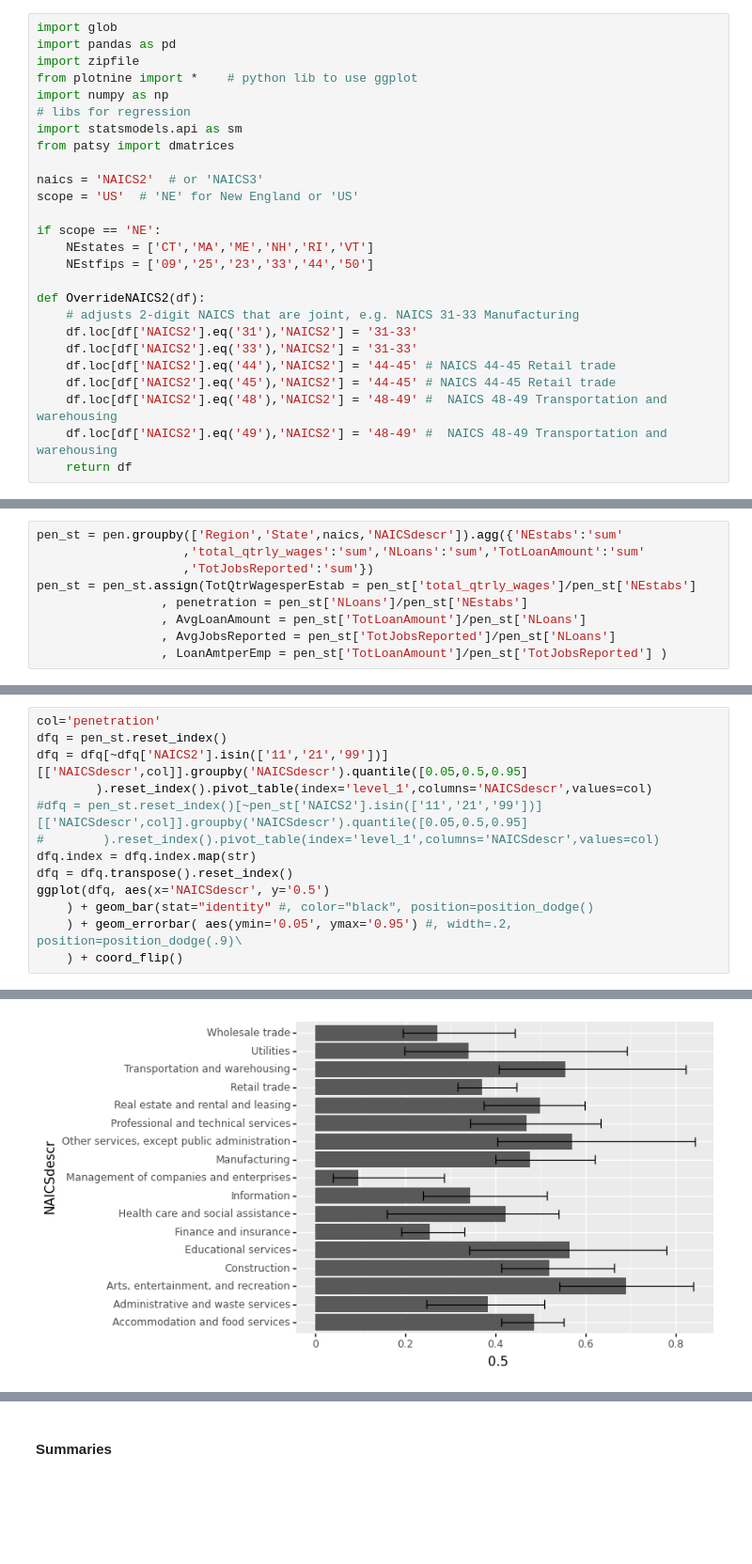
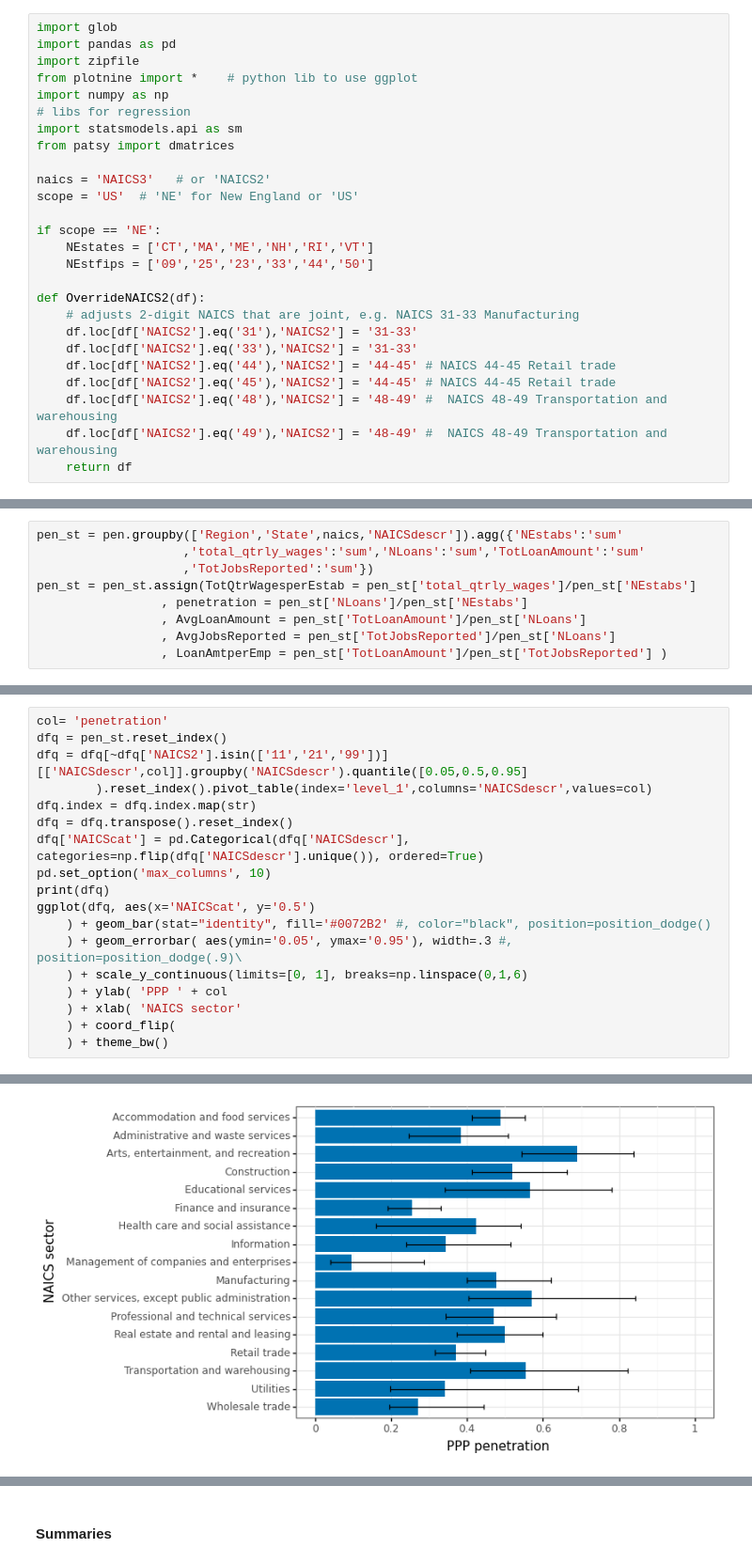
Before and after one commit to alexandrekl/FEMA_SBA_paper, a Jupyter notebook: SBA_paper_correlations.ipynb, the cells around one changed output, grey strips where cells are left out. Shown at 94% size. Cells and saved outputs as stored; diff of their text form; blank space fills up the shorter version.

```diff
--- a/SBA_paper_correlations.ipynb
+++ b/SBA_paper_correlations.ipynb
@@ -12,7 +12,7 @@ import numpy as np
 import statsmodels.api as sm
 from patsy import dmatrices
 
-naics = 'NAICS2'  # or 'NAICS3'
+naics = 'NAICS3'   # or 'NAICS2'
 scope = 'US'  # 'NE' for New England or 'US'
 
 if scope == 'NE':
@@ -432,14 +452,19 @@ pen_st = pen_st.assign(TotQtrWagesperEstab = pen_st['total_qtrly_wages']/pen_st[
 # %%
-col='penetration'
+col= 'penetration'
 dfq = pen_st.reset_index()
 dfq = dfq[~dfq['NAICS2'].isin(['11','21','99'])][['NAICSdescr',col]].groupby('NAICSdescr').quantile([0.05,0.5,0.95]
         ).reset_index().pivot_table(index='level_1',columns='NAICSdescr',values=col)
-#dfq = pen_st.reset_index()[~pen_st['NAICS2'].isin(['11','21','99'])][['NAICSdescr',col]].groupby('NAICSdescr').quantile([0.05,0.5,0.95]
-#        ).reset_index().pivot_table(index='level_1',columns='NAICSdescr',values=col)
 dfq.index = dfq.index.map(str)
 dfq = dfq.transpose().reset_index()
-ggplot(dfq, aes(x='NAICSdescr', y='0.5')
-    ) + geom_bar(stat="identity" #, color="black", position=position_dodge()
-    ) + geom_errorbar( aes(ymin='0.05', ymax='0.95') #, width=.2, position=position_dodge(.9)\
-    ) + coord_flip()
+dfq['NAICScat'] = pd.Categorical(dfq['NAICSdescr'], categories=np.flip(dfq['NAICSdescr'].unique()), ordered=True)
+pd.set_option('max_columns', 10)
+print(dfq)
+ggplot(dfq, aes(x='NAICScat', y='0.5')
+    ) + geom_bar(stat="identity", fill='#0072B2' #, color="black", position=position_dodge()
+    ) + geom_errorbar( aes(ymin='0.05', ymax='0.95'), width=.3 #, position=position_dodge(.9)\
+    ) + scale_y_continuous(limits=[0, 1], breaks=np.linspace(0,1,6)
+    ) + ylab( 'PPP ' + col
+    ) + xlab( 'NAICS sector'
+    ) + coord_flip(
+    ) + theme_bw()
 # %% [output]
@@ -446 +488 @@ ggplot(dfq, aes(x='NAICSdescr', y='0.5')
-[figure, old version]
+[figure, new version]
```
Also changed, not shown: parts of 36 cells of this notebook.
